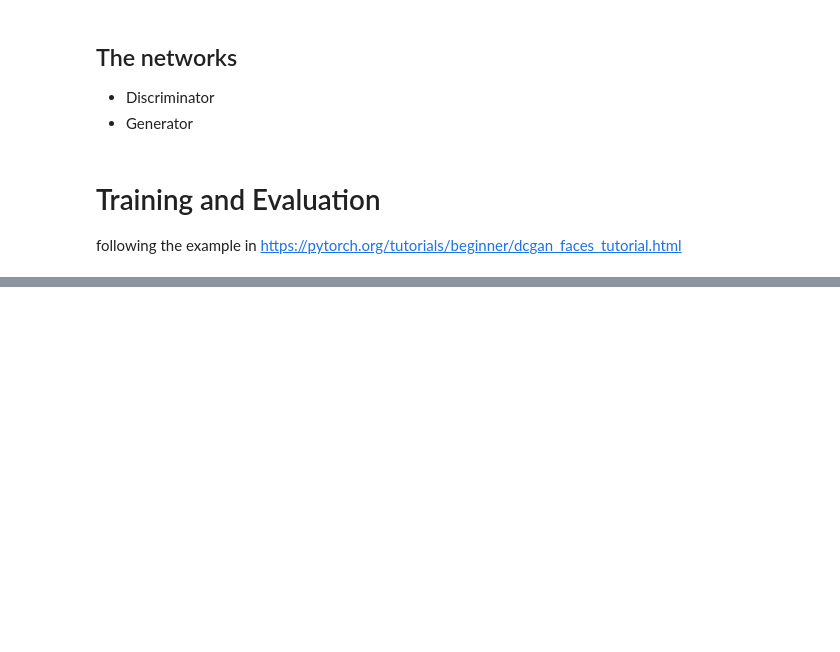
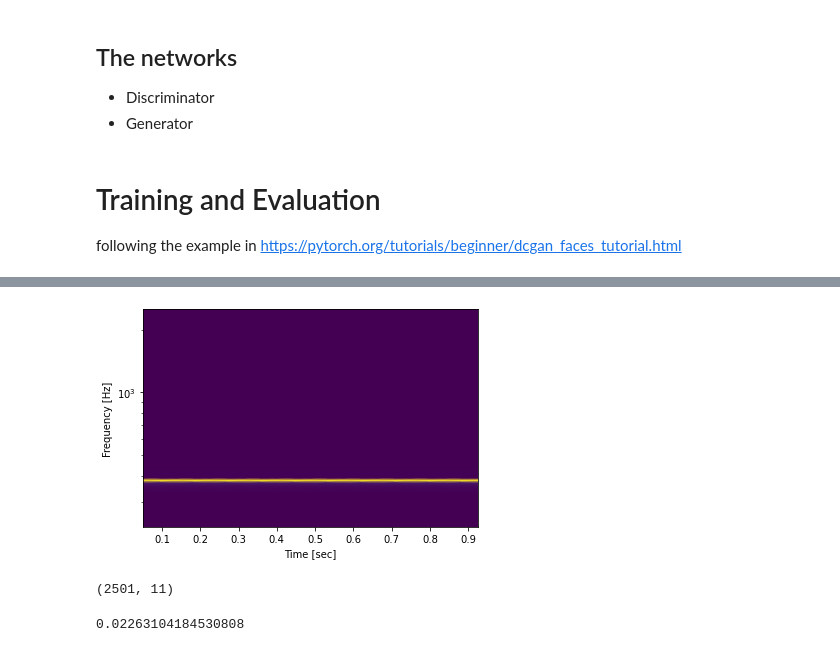
Before and after one commit to Tompolompo/DJ-GAN, a Jupyter notebook: notebook.ipynb, the cells around one changed output, grey strips where cells are left out. Drawn from its saved outputs; the diff is of its cells as text; code cells hidden in the pictures; blank space fills up the shorter version.

```diff
--- a/notebook.ipynb
+++ b/notebook.ipynb
@@ -474,0 +495,20 @@ for j in range(len(freq_list)):
+# %%
+fs = sr
+# %%
+freq, time, Sxx = signal.spectrogram(x, fs, nperseg=5000)
+plt.pcolormesh(time, freq, Sxx, shading='gouraud')
+plt.ylabel('Frequency [Hz]')
+plt.xlabel('Time [sec]')
+plt.ylim([f[1], f[-1]])
+plt.yscale('log')
+plt.show()
+# %% [output]
+[figure, added]
+# %%
+Sxx.shape
+# %% [output]
+(2501, 11)
+# %%
+np.max(Sxx)
+# %% [output]
+0.02263104184530808
```
Also changed, not shown: parts of 24 cells of this notebook, 1 other file.
